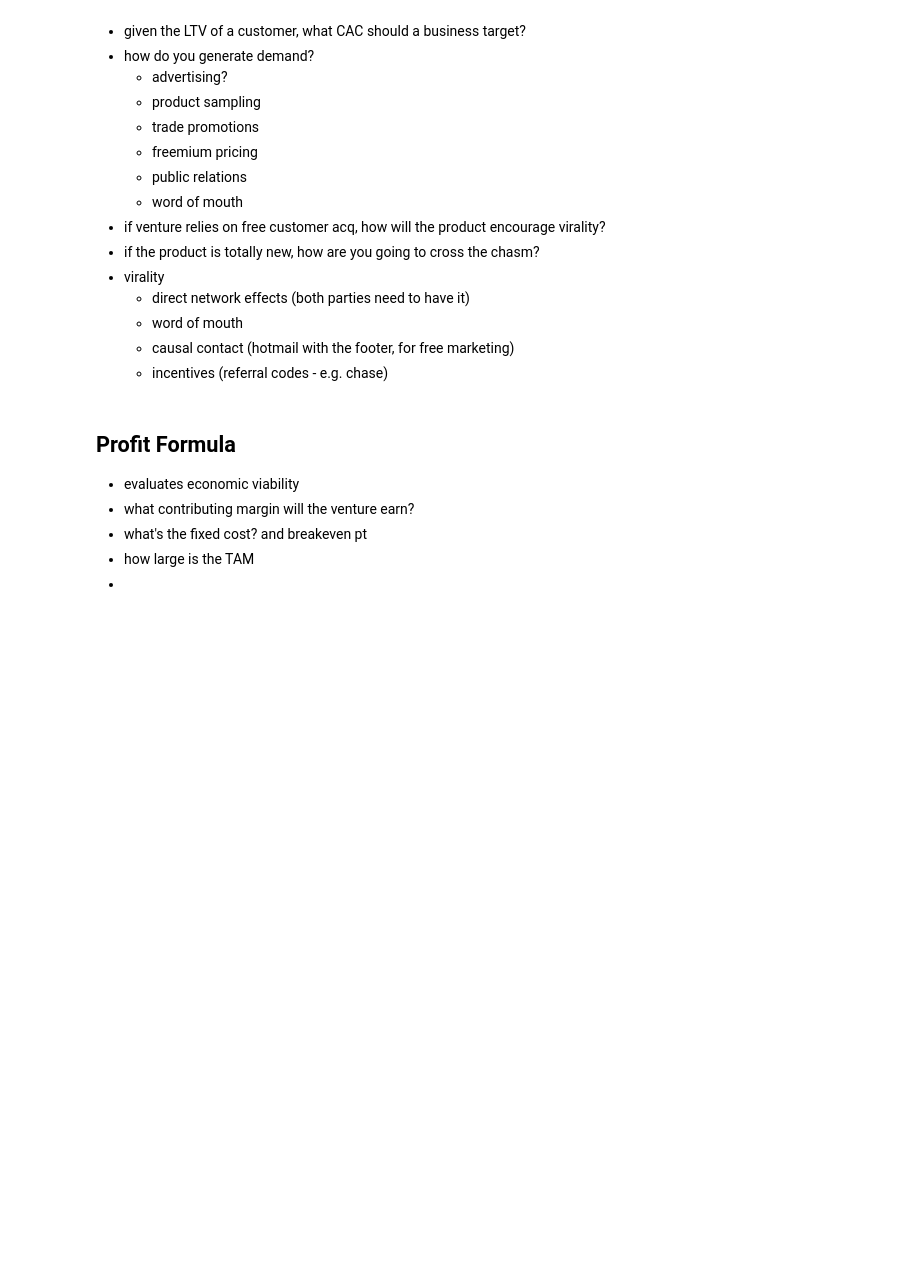
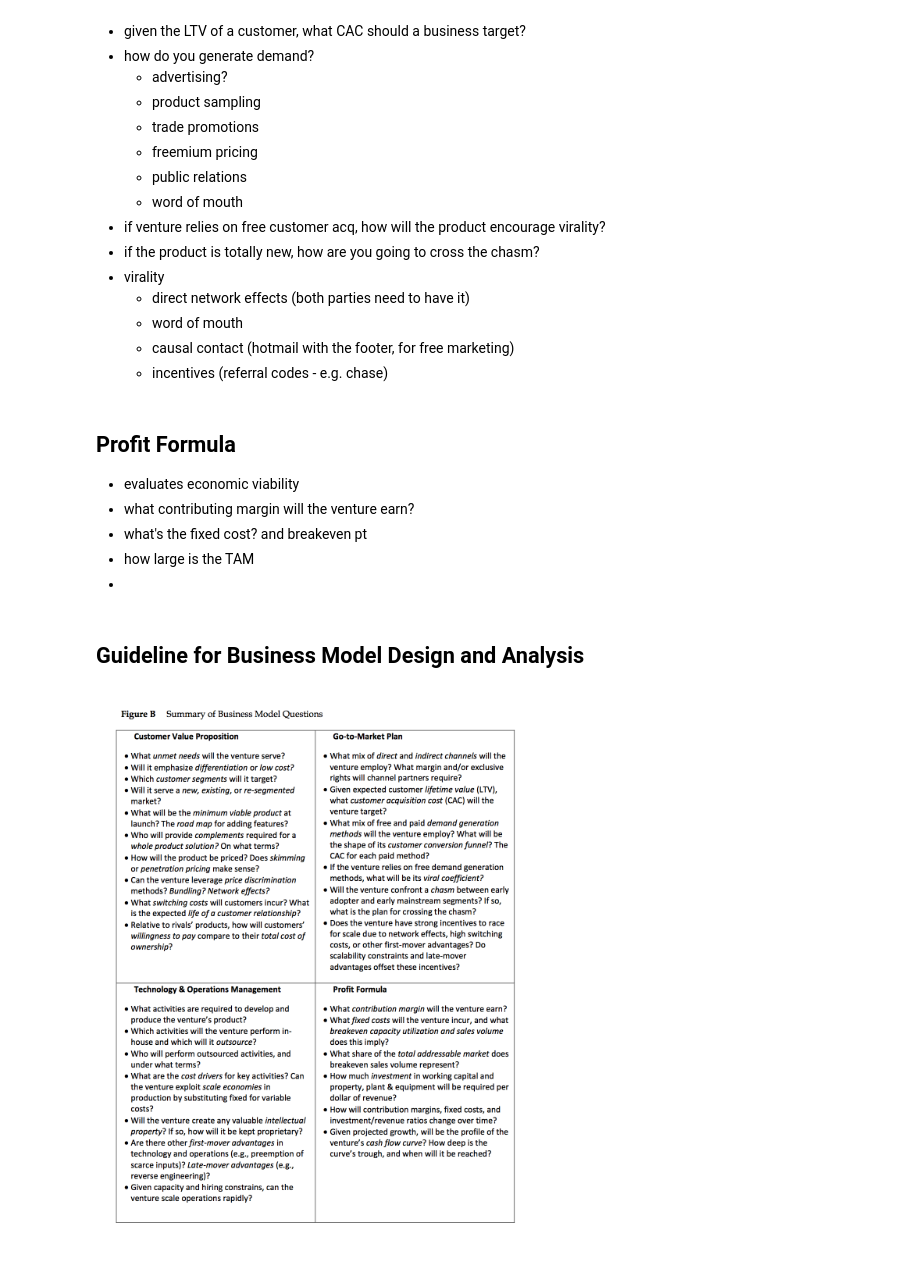
Before and after one commit to jxieeducation/Berkeley-Haas-MBA-Notes, a Jupyter notebook: Case-Notes/Business Model Analysis for Entrepreneurs.ipynb, the cells around one changed output. Drawn from its saved outputs; the diff is of its cells as text; code cells hidden in the pictures; blank space fills up the shorter version.

Commit message:
finished biz model case

```diff
--- a/Case-Notes/Business Model Analysis for Entrepreneurs.ipynb
+++ b/Case-Notes/Business Model Analysis for Entrepreneurs.ipynb
@@ -117,3 +117,10 @@ HBR
 * what's the fixed cost? and breakeven pt
 * how large is the TAM
 *
+# %% [markdown]
+## Guideline for Business Model Design and Analysis
+# %%
+from IPython.display import Image
+Image("pics/business_model_summary.png")
+# %% [output]
+[figure, added]
```
Also changed, not shown: parts of 5 cells of this notebook, 1 other file.
